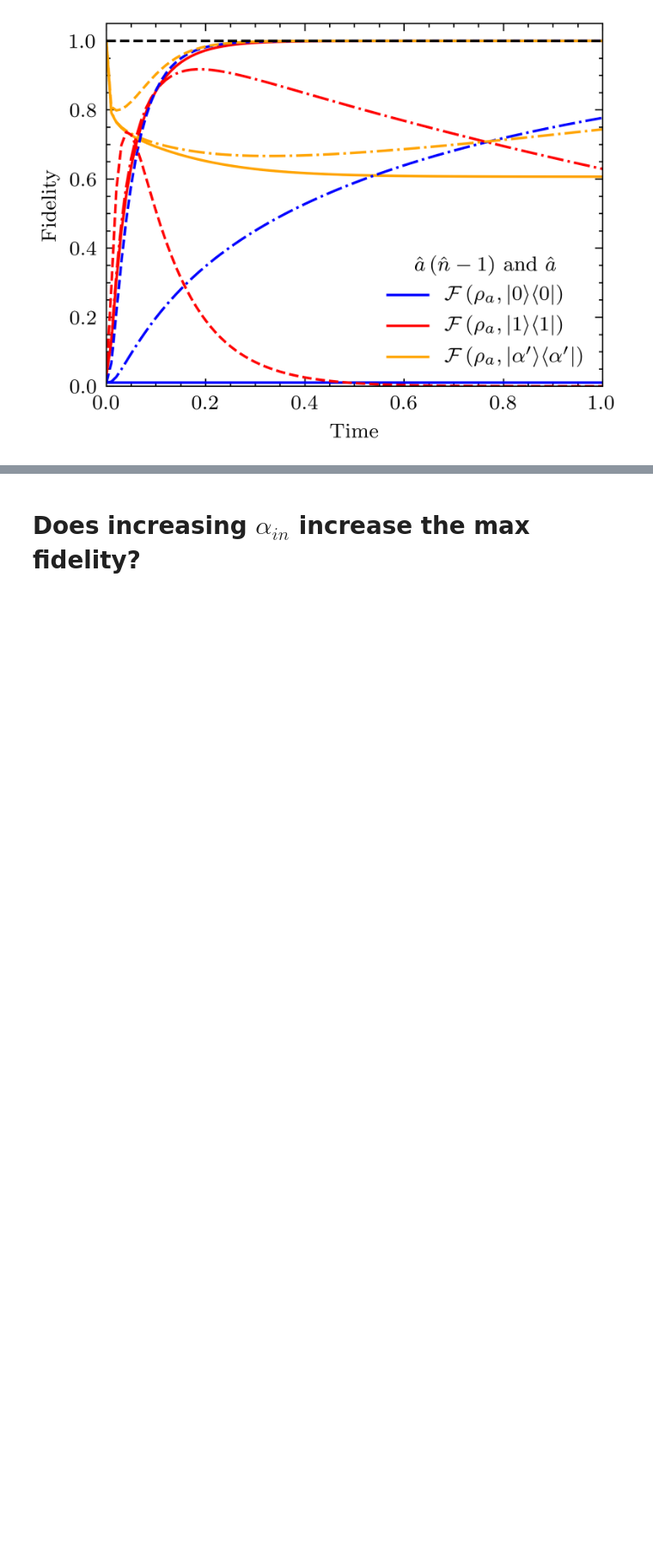
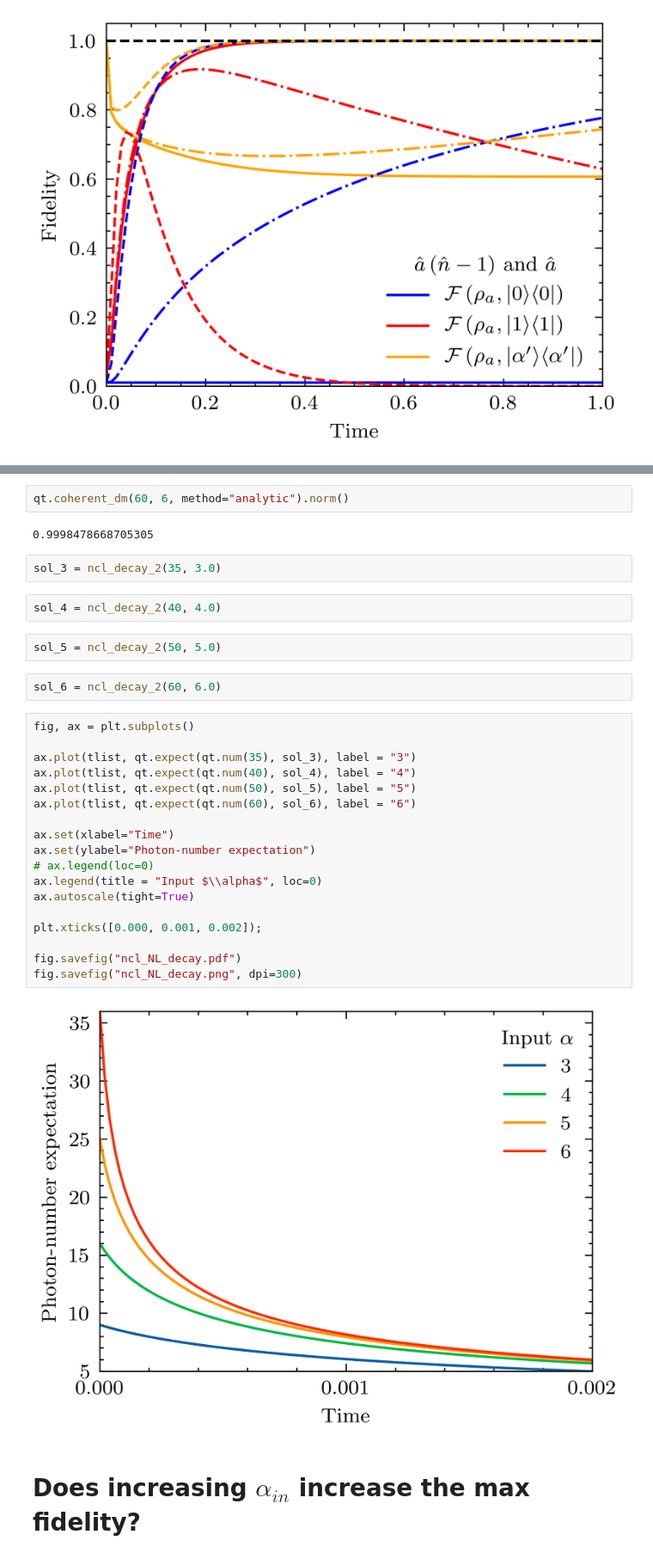
Before and after one commit to mtqoi/Thesis, a Jupyter notebook: Images/phog/PhoG_single_mode_model_graphs_(section_3)_LAPTOP.ipynb, the cells around one changed output, grey strips where cells are left out. Shown at 86% size. Saved outputs shown, nothing was run; the diff lists cells and outputs as text; blank space fills up the shorter version.

Commit message:
Generated graph of NL dynamics.

```diff
--- a/Images/phog/PhoG_single_mode_model_graphs_(section_3)_LAPTOP.ipynb
+++ b/Images/phog/PhoG_single_mode_model_graphs_(section_3)_LAPTOP.ipynb
@@ -403,3 +460,35 @@ fig.savefig("fidelities_ncl1_and_a.png", dpi=300)
+# %%
+qt.coherent_dm(60, 6, method="analytic").norm()
+# %% [output]
+0.9998478668705305
+# %%
+sol_3 = ncl_decay_2(35, 3.0)
+# %%
+sol_4 = ncl_decay_2(40, 4.0)
+# %%
+sol_5 = ncl_decay_2(50, 5.0)
+# %%
+sol_6 = ncl_decay_2(60, 6.0)
+# %%
+fig, ax = plt.subplots()
+
+ax.plot(tlist, qt.expect(qt.num(35), sol_3), label = "3")
+ax.plot(tlist, qt.expect(qt.num(40), sol_4), label = "4")
+ax.plot(tlist, qt.expect(qt.num(50), sol_5), label = "5")
+ax.plot(tlist, qt.expect(qt.num(60), sol_6), label = "6")
+
+ax.set(xlabel="Time")
+ax.set(ylabel="Photon-number expectation")
+# ax.legend(loc=0)
+ax.legend(title = "Input $\\alpha$", loc=0)
+ax.autoscale(tight=True)
+
+plt.xticks([0.000, 0.001, 0.002]);
+
+fig.savefig("ncl_NL_decay.pdf")
+fig.savefig("ncl_NL_decay.png", dpi=300)
+# %% [output]
+[figure, added]
 # %% [markdown]
 # Does increasing $\alpha_{in}$ increase the max fidelity?
 # %% [markdown]
```
Also changed, not shown: parts of 4 cells of this notebook.
